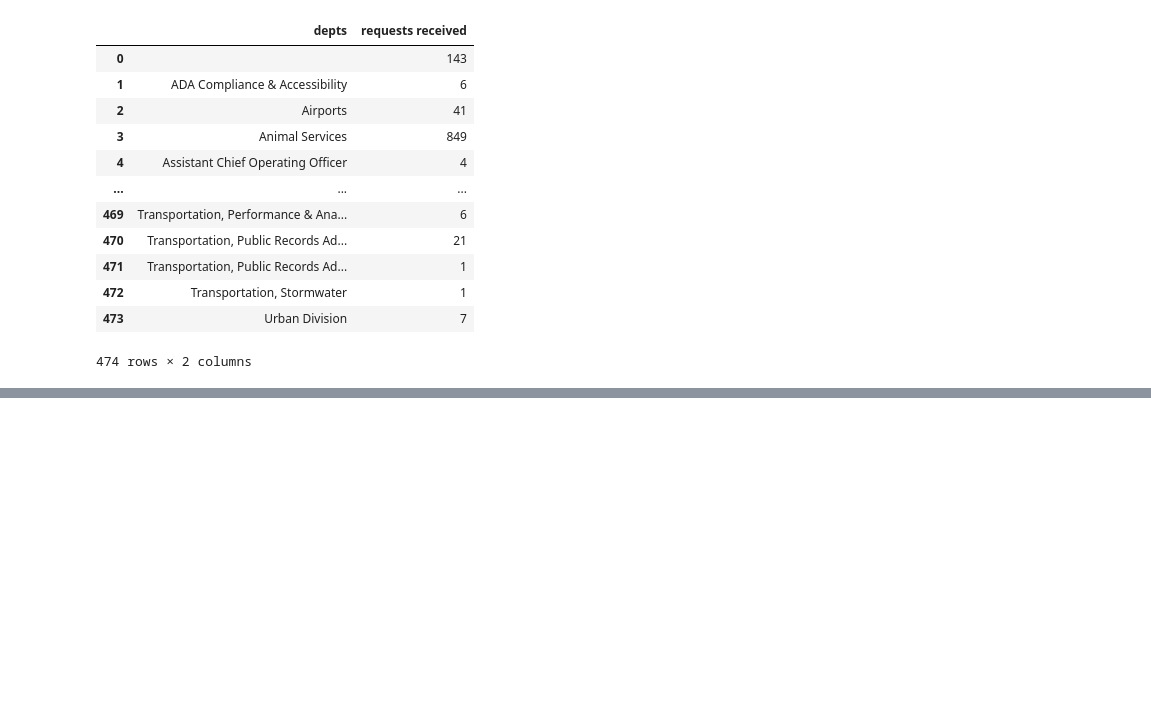
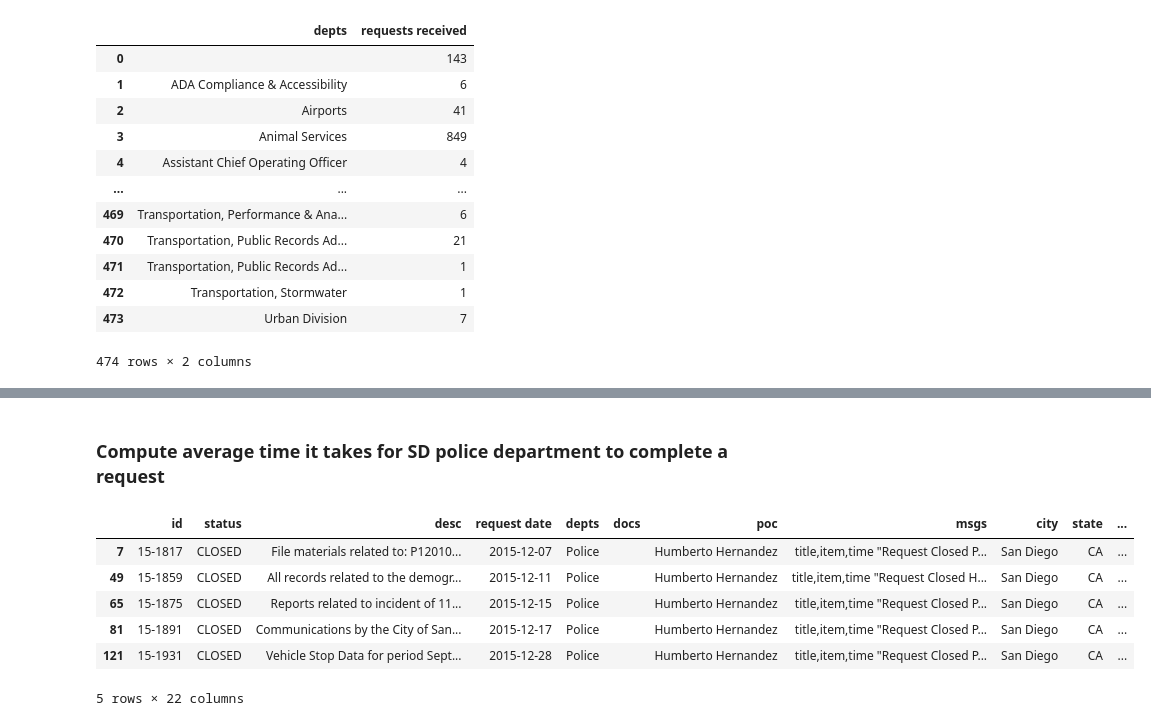
Before and after one commit to emile-66/muckrock_data, a Jupyter notebook: prelim data cleaning for nexreq/prelim_sd_nextreq_cleaning.ipynb, the cells around one changed output, grey strips where cells are left out. Cells and saved outputs as stored; diff of their text form; code cells hidden in the pictures; blank space fills up the shorter version.

```diff
--- a/prelim data cleaning for nexreq/prelim_sd_nextreq_cleaning.ipynb
+++ b/prelim data cleaning for nexreq/prelim_sd_nextreq_cleaning.ipynb
@@ -93,0 +205,13 @@ sd.iloc[0,7]
+# %% [markdown]
+### Compute average time it takes for SD police department to complete a request
+# %%
+sd_police['days_until_completed'] = sd_police['Closing Time (dt)'] - sd_police['Submission Time (dt)']
+sd_police.head()
+# %% [output]
+|  | id | status | desc | request date | depts | docs | poc | msgs | city | state | ... |
+| 7 | 15-1817 | CLOSED | File materials related to: P12010... | 2015-12-07 | Police |  | Humberto Hernandez | title,item,time "Request Closed P... | San Diego | CA | ... |
+| 49 | 15-1859 | CLOSED | All records related to the demogr... | 2015-12-11 | Police |  | Humberto Hernandez | title,item,time "Request Closed H... | San Diego | CA | ... |
+| 65 | 15-1875 | CLOSED | Reports related to incident of 11... | 2015-12-15 | Police |  | Humberto Hernandez | title,item,time "Request Closed P... | San Diego | CA | ... |
+| 81 | 15-1891 | CLOSED | Communications by the City of San... | 2015-12-17 | Police |  | Humberto Hernandez | title,item,time "Request Closed P... | San Diego | CA | ... |
+| 121 | 15-1931 | CLOSED | Vehicle Stop Data for period Sept... | 2015-12-28 | Police |  | Humberto Hernandez | title,item,time "Request Closed P... | San Diego | CA | ... |
+5 rows × 22 columns
```
Also changed, not shown: parts of 25 cells of this notebook.
